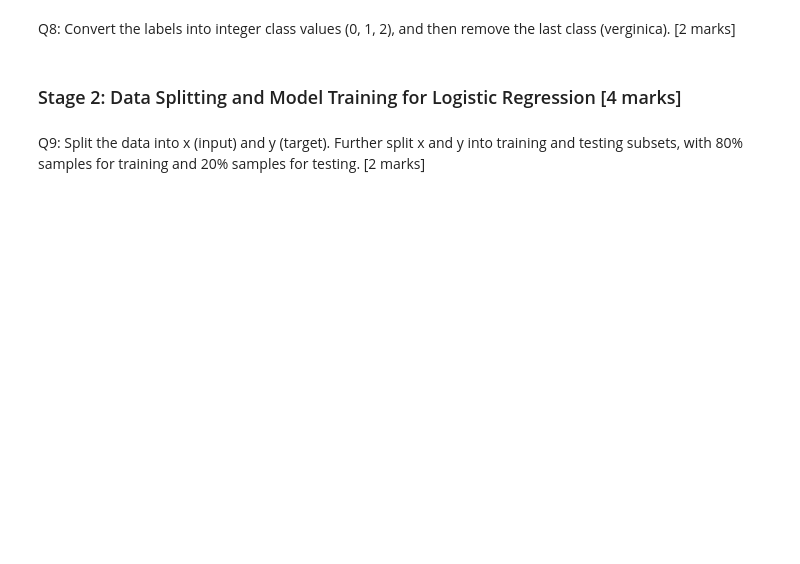
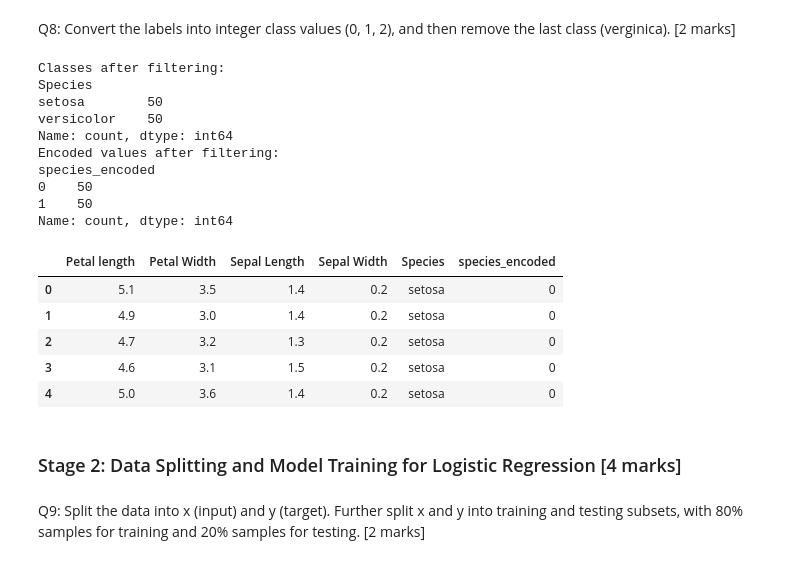
Before and after one commit to aloks6260/iitkgp_ds, a Jupyter notebook: M1-Assignment-Starter-Notebook.ipynb, the cells around one changed output. Drawn from its saved outputs; the diff is of its cells as text; code cells hidden in the pictures; blank space fills up the shorter version.

```diff
--- a/M1-Assignment-Starter-Notebook.ipynb
+++ b/M1-Assignment-Starter-Notebook.ipynb
@@ -98,3 +166,37 @@ Q8: Convert the labels into integer class values (0, 1, 2), and then remove the
+# %%
+### YOUR CODE STARTS HERE ###
+# Create a mapping for encoding
+species_mapping = {'setosa': 0, 'versicolor': 1, 'virginica': 2}
+data['species_encoded'] = data['Species'].map(species_mapping)
+
+# Filter out the 'virginica' class to create a binary classification problem
+binary_data_df = data[data['Species'] != 'virginica'].copy()
+
+# Verify the remaining classes and their encoding
+print("Classes after filtering:")
+print(binary_data_df['Species'].value_counts())
+print("Encoded values after filtering:")
+print(binary_data_df['species_encoded'].value_counts())
+
+display(binary_data_df.head())
+### YOUR CODE ENDS HERE ###
+# %% [output]
+Classes after filtering:
+Species
+setosa        50
+versicolor    50
+Name: count, dtype: int64
+Encoded values after filtering:
+species_encoded
+0    50
+1    50
+Name: count, dtype: int64
+|  | Petal length | Petal Width | Sepal Length | Sepal Width | Species | species_encoded |
+| 0 | 5.1 | 3.5 | 1.4 | 0.2 | setosa | 0 |
+| 1 | 4.9 | 3.0 | 1.4 | 0.2 | setosa | 0 |
+| 2 | 4.7 | 3.2 | 1.3 | 0.2 | setosa | 0 |
+| 3 | 4.6 | 3.1 | 1.5 | 0.2 | setosa | 0 |
+| 4 | 5.0 | 3.6 | 1.4 | 0.2 | setosa | 0 |
 # %% [markdown]
 ### Stage 2: Data Splitting and Model Training for Logistic Regression [4 marks]
 # %% [markdown]
```
Also changed, not shown: parts of 18 cells of this notebook.
